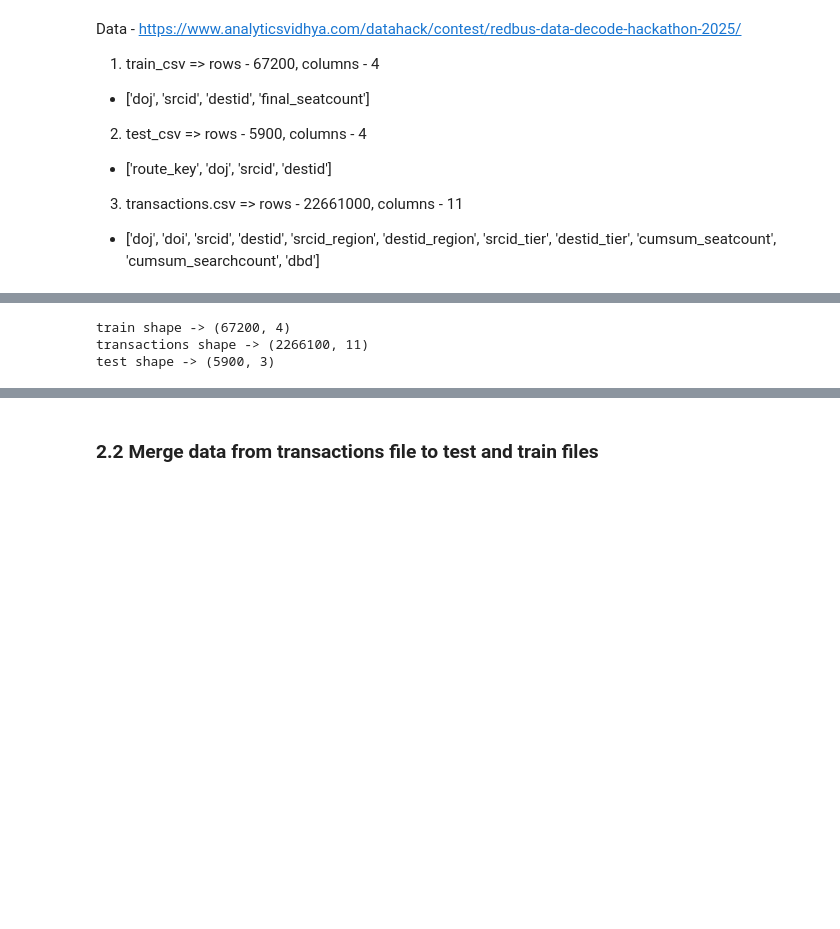
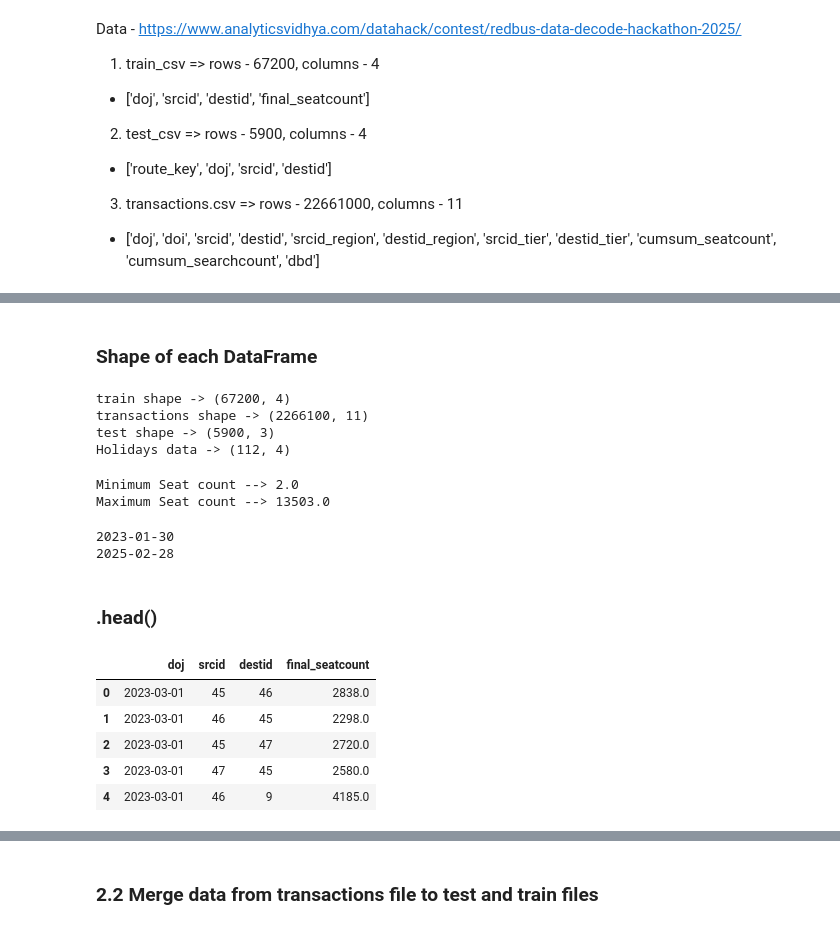
Before and after one commit to Viswa220522/redbus-hackathon, a Jupyter notebook: redbus_EDA.ipynb, the cells around one changed output, grey strips where cells are left out. Saved outputs shown, nothing was run; the diff lists cells and outputs as text; code cells hidden in the pictures; blank space fills up the shorter version.

```diff
--- a/redbus_EDA.ipynb
+++ b/redbus_EDA.ipynb
@@ -108,8 +122,39 @@ trans_df = transactions_data.copy()
+# %% [markdown]
+### Shape of each DataFrame
 # %%
 print("train shape ->", train_df.shape)
 print("transactions shape ->", trans_df.shape)
 print("test shape ->", test_df.shape)
+print("Holidays data ->", holiday_df.shape)
 # %% [output]
 train shape -> (67200, 4)
 transactions shape -> (2266100, 11)
 test shape -> (5900, 3)
+Holidays data -> (112, 4)
+# %%
+############ Target Range ################
+print('Minimum Seat count -->', min(train_df['final_seatcount']))
+print('Maximum Seat count -->', max(train_df['final_seatcount']))
+# %% [output]
+Minimum Seat count --> 2.0
+Maximum Seat count --> 13503.0
+# %%
+############ Data Range ####################
+trans_doi = pd.to_datetime(trans_df['doi'], format = '%Y-%m-%d')
+print(trans_doi.min().date())
+trans_doj = pd.to_datetime(trans_df['doj'], format = '%Y-%m-%d')
+print(trans_doj.max().date())
+# %% [output]
+2023-01-30
+2025-02-28
+# %% [markdown]
+### .head()
+# %%
+train_df.head()
+# %% [output]
+|  | doj | srcid | destid | final_seatcount |
+| 0 | 2023-03-01 | 45 | 46 | 2838.0 |
+| 1 | 2023-03-01 | 46 | 45 | 2298.0 |
+| 2 | 2023-03-01 | 45 | 47 | 2720.0 |
+| 3 | 2023-03-01 | 47 | 45 | 2580.0 |
+| 4 | 2023-03-01 | 46 | 9 | 4185.0 |
```
Also changed, not shown: parts of 36 cells of this notebook, 6 other files.
